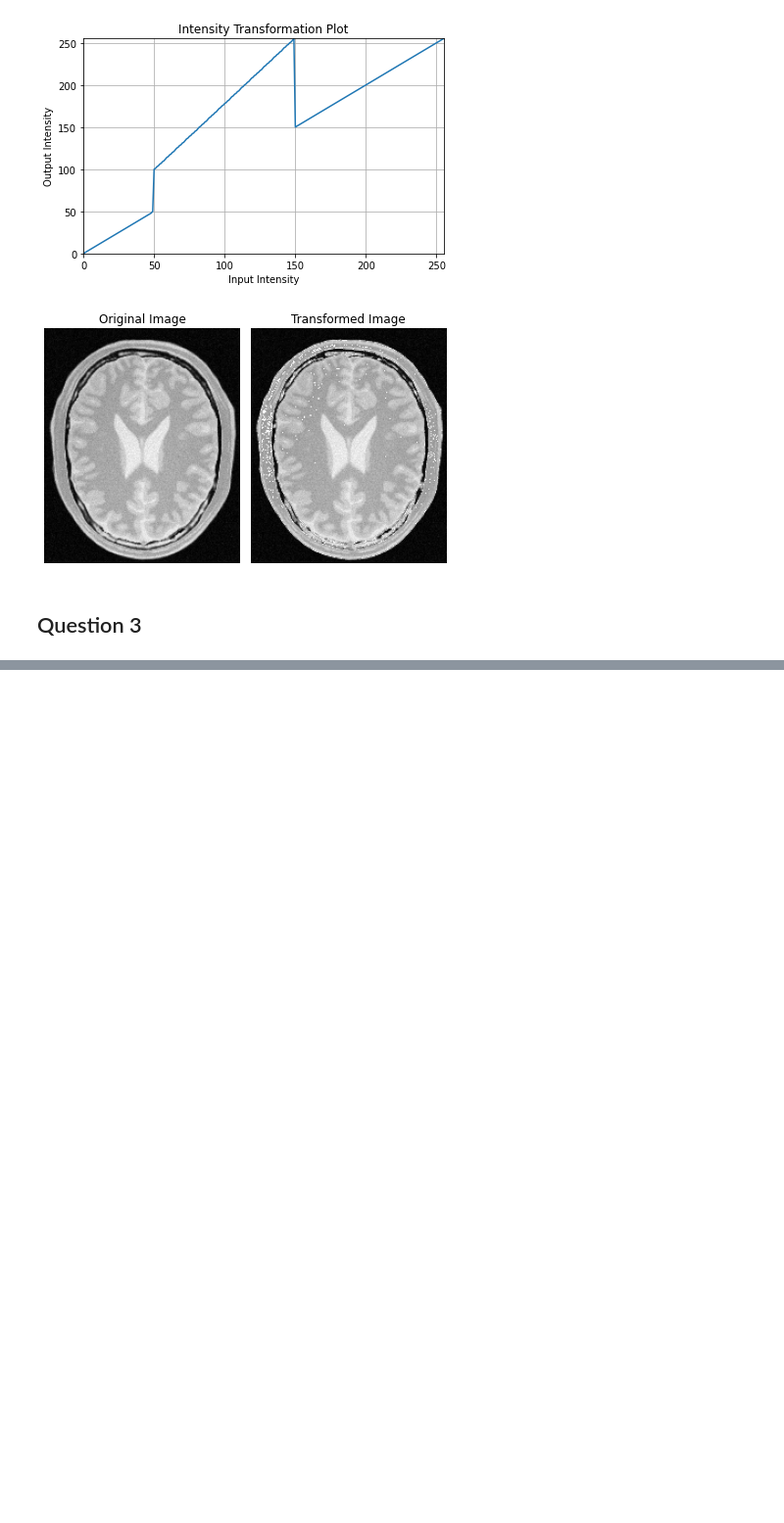
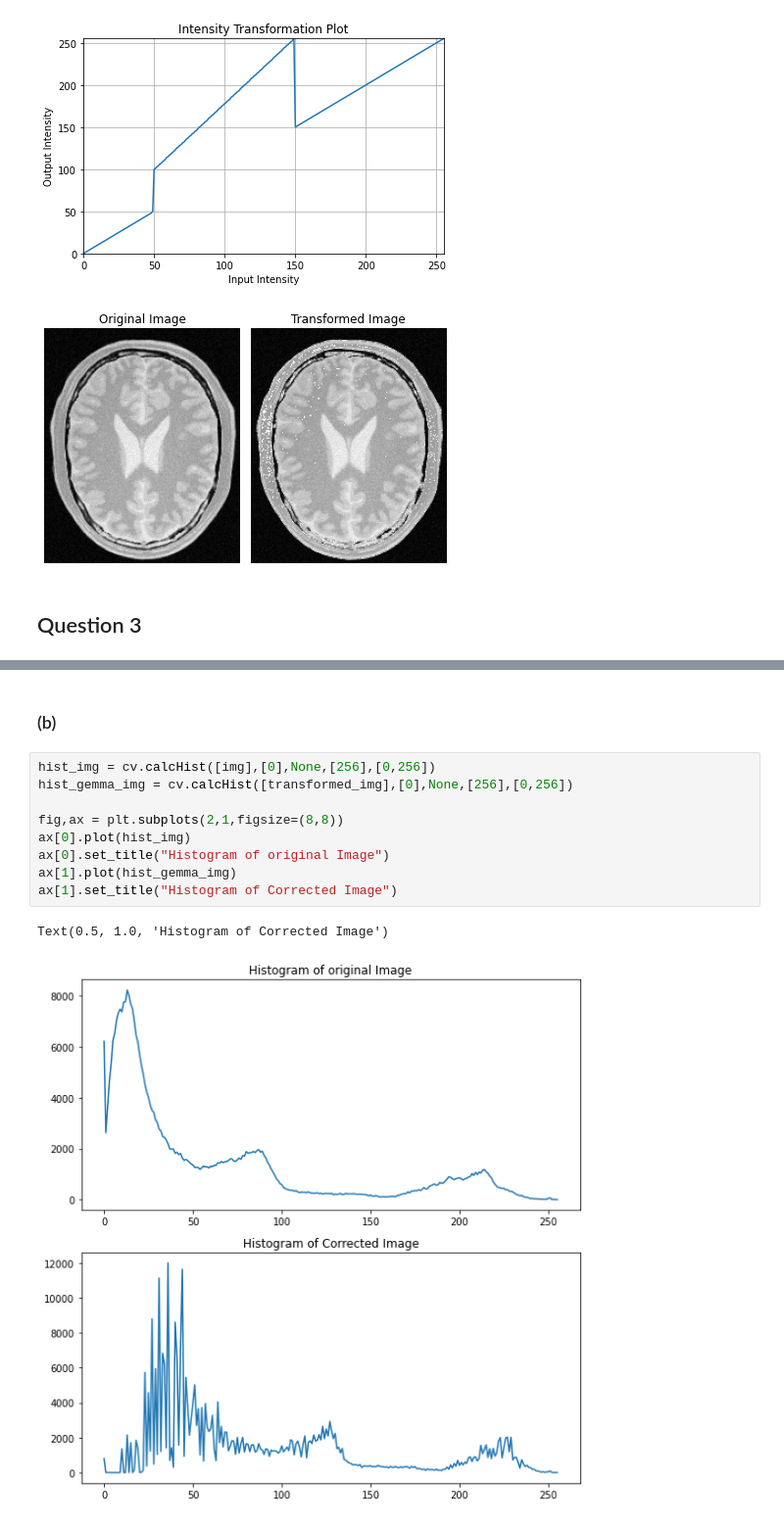
Before and after one commit to vidurawarna/EN2550_CV, a Jupyter notebook: Assignments/Assignment 1/190397E_Assignment1.ipynb, the cells around one changed output, grey strips where cells are left out. Shown at 98% size. Drawn from its saved outputs; the diff is of its cells as text; blank space fills up the shorter version.

```diff
--- a/Assignments/Assignment 1/190397E_Assignment1.ipynb
+++ b/Assignments/Assignment 1/190397E_Assignment1.ipynb
@@ -211,0 +214,14 @@ ax.imshow(transformed_img_)
+# %% [markdown]
+### (b)
+# %%
+hist_img = cv.calcHist([img],[0],None,[256],[0,256])
+hist_gemma_img = cv.calcHist([transformed_img],[0],None,[256],[0,256])
+
+fig,ax = plt.subplots(2,1,figsize=(8,8))
+ax[0].plot(hist_img)
+ax[0].set_title("Histogram of original Image")
+ax[1].plot(hist_gemma_img)
+ax[1].set_title("Histogram of Corrected Image")
+# %% [output]
+Text(0.5, 1.0, 'Histogram of Corrected Image')
+[figure, added]
```
Also changed, not shown: parts of 2 cells of this notebook.
